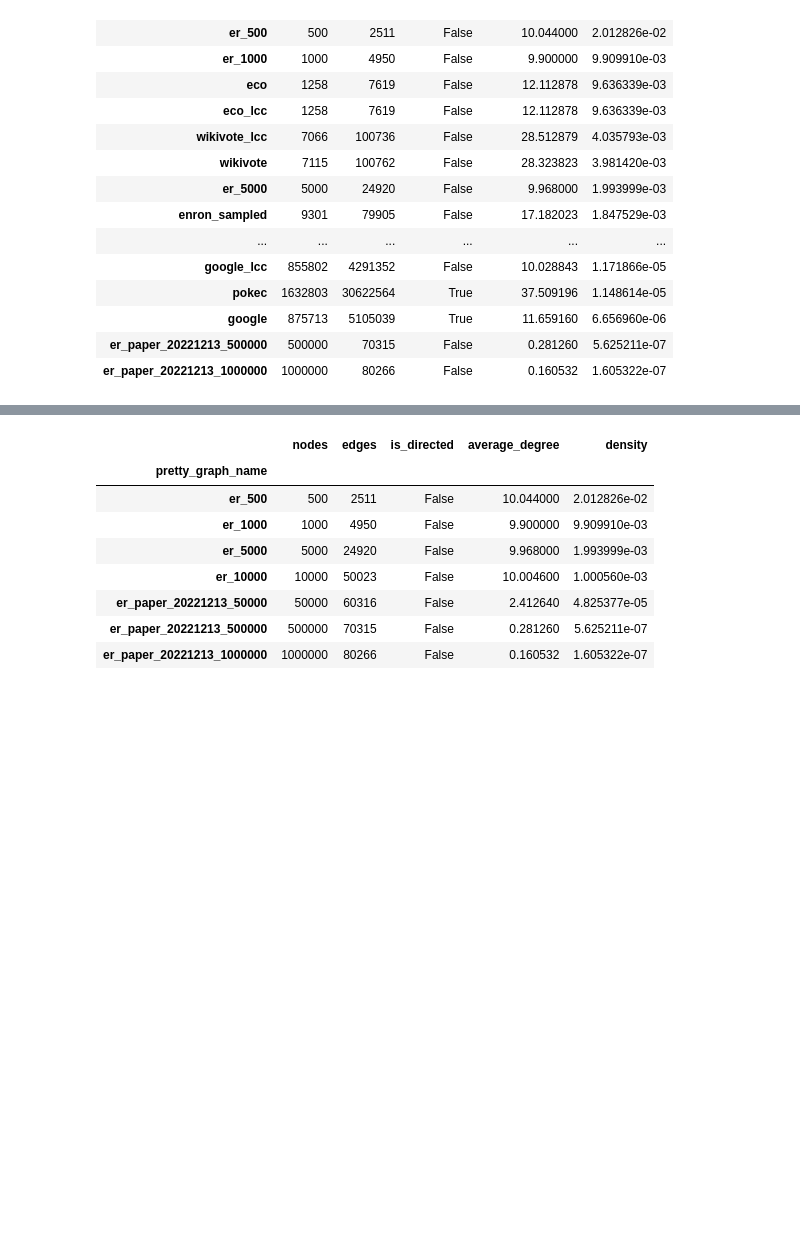
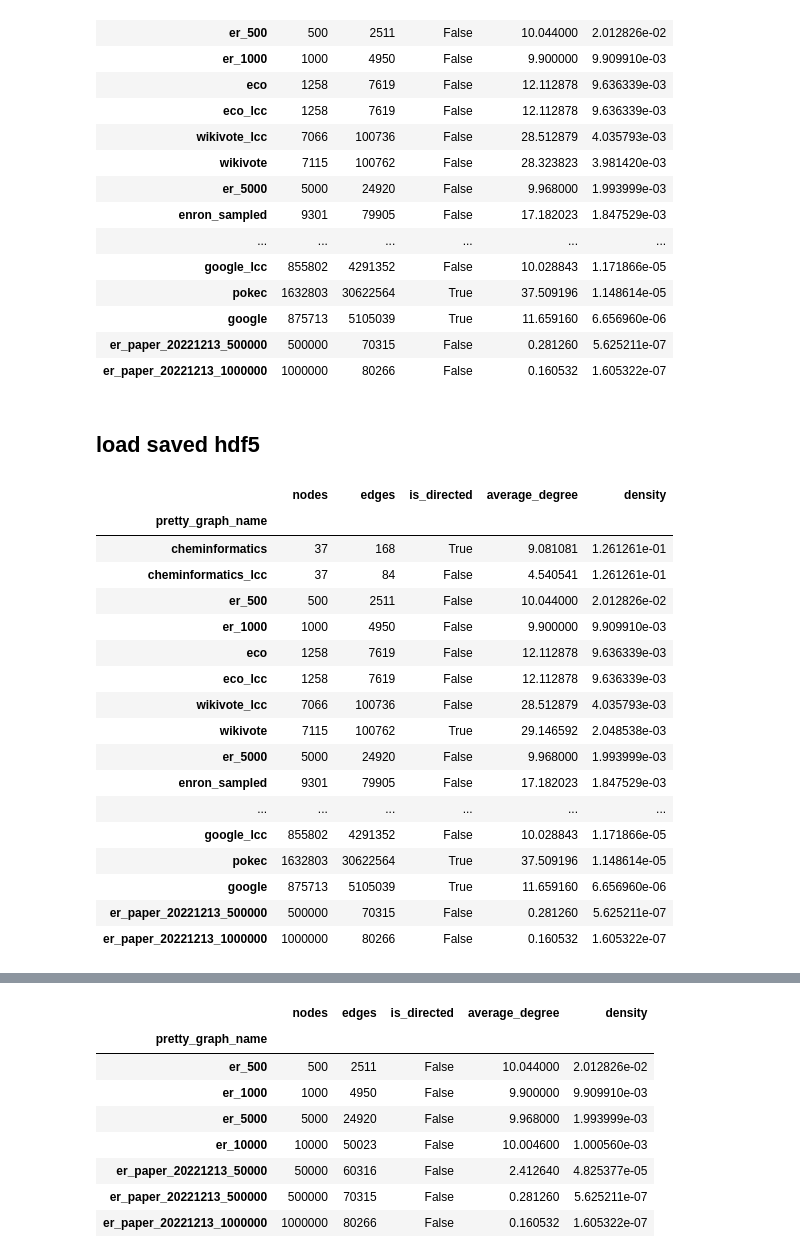
Before and after one commit to tddschn/easygraph-bench, a Jupyter notebook: explorations/graph_info_viz.ipynb, the cells around one changed output, grey strips where cells are left out. Drawn from its saved outputs; the diff is of its cells as text; code cells hidden in the pictures; blank space fills up the shorter version.

```diff
--- a/explorations/graph_info_viz.ipynb
+++ b/explorations/graph_info_viz.ipynb
@@ -152,6 +154,8 @@ gi
 # save gi to file
 # use hdf5
 gi.to_hdf('graph_info.h5', key='graph_info', mode='w')
+# %% [markdown]
+## load saved hdf5
 # %%
 import pandas as pd
 
@@ -160,0 +165,21 @@ with pd.HDFStore('graph_info.h5', mode='r') as store:
+# %%
+gi
+# %% [output]
+|  | nodes | edges | is_directed | average_degree | density |
+| pretty_graph_name |  |  |  |  |  |
+| cheminformatics | 37 | 168 | True | 9.081081 | 1.261261e-01 |
+| cheminformatics_lcc | 37 | 84 | False | 4.540541 | 1.261261e-01 |
+| er_500 | 500 | 2511 | False | 10.044000 | 2.012826e-02 |
+| er_1000 | 1000 | 4950 | False | 9.900000 | 9.909910e-03 |
+| eco | 1258 | 7619 | False | 12.112878 | 9.636339e-03 |
+| eco_lcc | 1258 | 7619 | False | 12.112878 | 9.636339e-03 |
+| wikivote_lcc | 7066 | 100736 | False | 28.512879 | 4.035793e-03 |
+| wikivote | 7115 | 100762 | True | 29.146592 | 2.048538e-03 |
+| er_5000 | 5000 | 24920 | False | 9.968000 | 1.993999e-03 |
+| enron_sampled | 9301 | 79905 | False | 17.182023 | 1.847529e-03 |
+| ... | ... | ... | ... | ... | ... |
+| google_lcc | 855802 | 4291352 | False | 10.028843 | 1.171866e-05 |
+| pokec | 1632803 | 30622564 | True | 37.509196 | 1.148614e-05 |
+| google | 875713 | 5105039 | True | 11.659160 | 6.656960e-06 |
+| er_paper_20221213_500000 | 500000 | 70315 | False | 0.281260 | 5.625211e-07 |
+| er_paper_20221213_1000000 | 1000000 | 80266 | False | 0.160532 | 1.605322e-07 |
```
Also changed, not shown: parts of 7 cells of this notebook, 1 other file.
